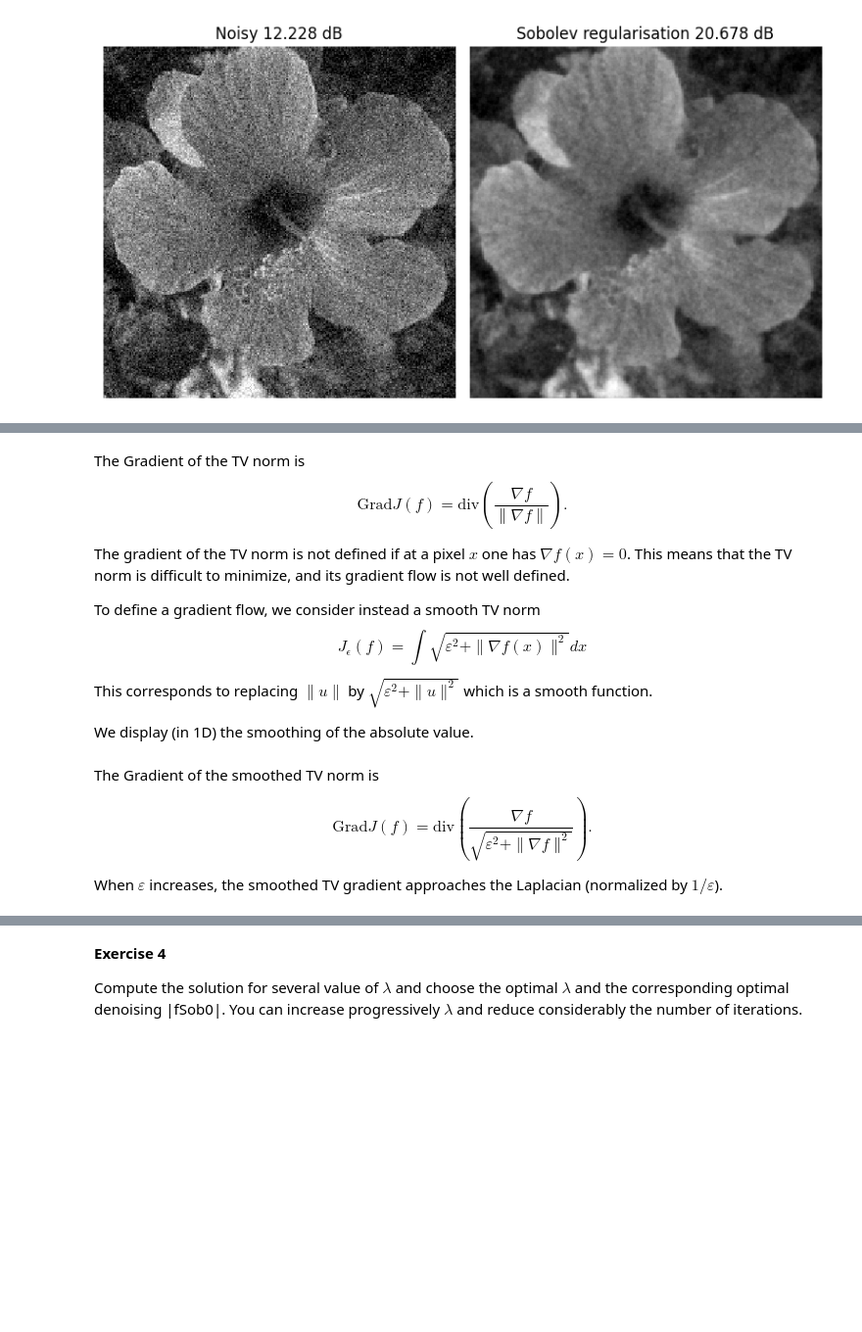
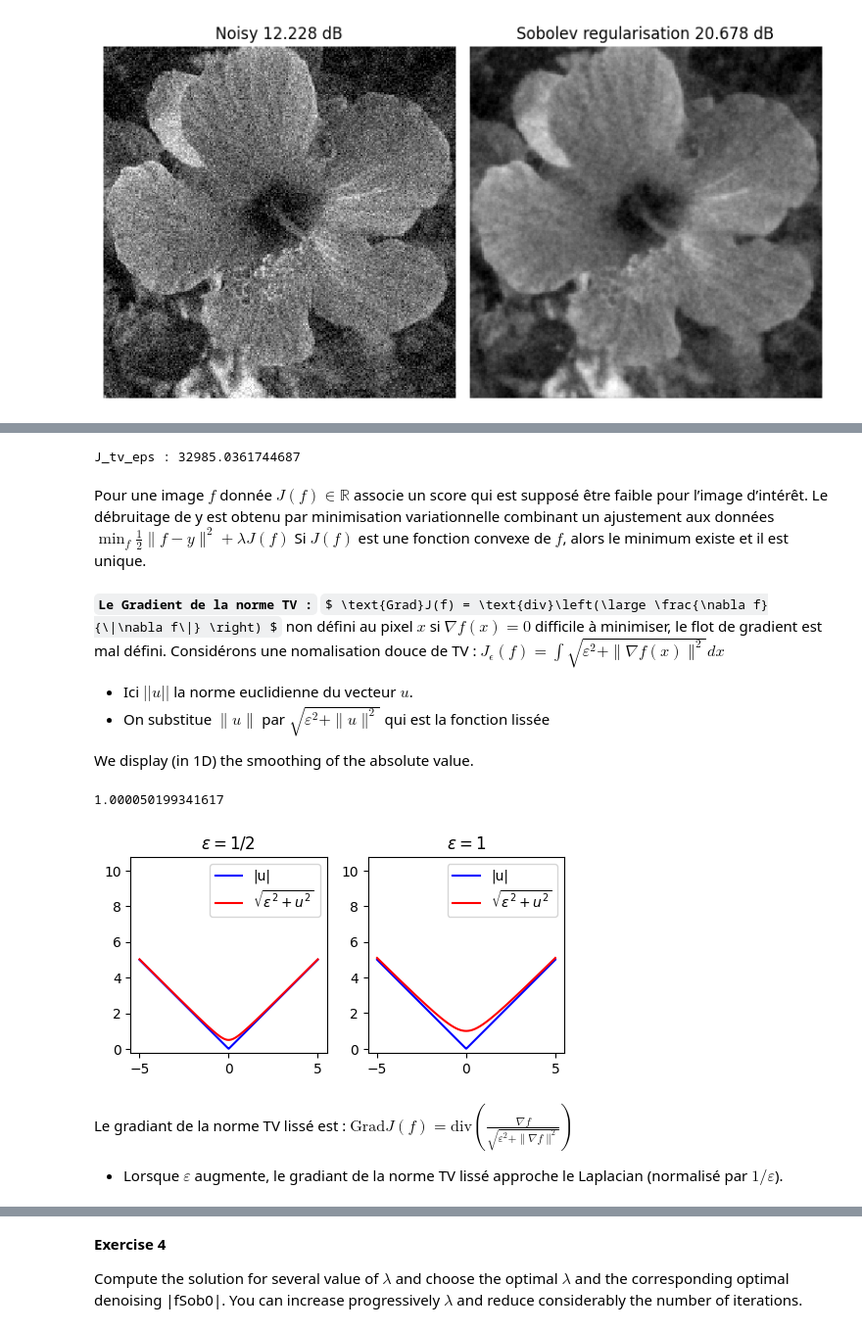
Before and after one commit to Borleo/2_M2_IAFA, a Jupyter notebook: TP_M2IAFA/TP_M2_IMGCMPT/TP23_Imagerie_Computationnelle/1_Simple Denoising Methods/Denoising by Sobolev and Total Variation Regularization/denoisingsimp_4_denoiseregul.ipynb, the cells around one changed output, grey strips where cells are left out. Shown at 98% size. Saved outputs shown, nothing was run; the diff lists cells and outputs as text; code cells hidden in the pictures; some formulas as TeX source; blank space fills up the shorter version.

```diff
--- a/TP_M2IAFA/TP_M2_IMGCMPT/TP23_Imagerie_Computationnelle/1_Simple Denoising Methods/Denoising by Sobolev and Total Variation Regularization/denoisingsimp_4_denoiseregul.ipynb
+++ b/TP_M2IAFA/TP_M2_IMGCMPT/TP23_Imagerie_Computationnelle/1_Simple Denoising Methods/Denoising by Sobolev and Total Variation Regularization/denoisingsimp_4_denoiseregul.ipynb
@@ -192,19 +235,20 @@ Pour une image discrète, on approxime cette intégrale par une somme sur les pi
+# %%
+eps = 0.5   # par exemple
+l_2 = np.sqrt(Gr[:, :, 0]**2 + Gr[:, :, 1]**2)        # ||∇f|
+J_tv_eps = np.sum(np.sqrt(eps**2 + l_2**2))
+print(f"J_tv_eps : {J_tv_eps}")
+# %% [output]
+J_tv_eps : 32985.0361744687
+# %% [markdown]
+Pour une image $f$ donnée $J(f) \in \mathbb{R}$ associe un score qui est supposé être faible pour l’image d’intérêt.
+Le débruitage de y est obtenu par minimisation variationnelle combinant un ajustement aux données $ \min_f \frac{1}{2}\|f - y\|^2 + \lambda J(f) $
+Si $J(f)$ est une fonction convexe de $f$, alors le minimum existe et il est unique.
 # %% [markdown]
-The Gradient of the TV norm is
-$$ \text{Grad}J(f) = \text{div}\left( \frac{\nabla f}{\|\nabla f\|} \right) . $$
-
-
-The gradient of the TV norm is not defined if at a pixel $x$
-one has $\nabla f(x)=0$. This means that the TV norm is difficult to
-minimize, and its gradient flow is not well defined.
-
-
-To define a gradient flow, we consider instead a smooth TV norm
-$$J_\epsilon(f) = \int \sqrt{ \varepsilon^2 + \| \nabla f(x) \|^2 } d x$$
-
-
-This corresponds to replacing $\|u\|$ by $ \sqrt{\varepsilon^2 + \|u\|^2} $
-which is a smooth function.
+__`Le Gradient de la norme TV :`__
+$ \text{Grad}J(f) = \text{div}\left(\large \frac{\nabla f}{\|\nabla f\|} \right) $ non défini au pixel $x$ si $\nabla f(x)=0$ difficile à minimiser, le flot de gradient est mal défini.
+Considérons une nomalisation douce de TV : $J_\epsilon(f) = \int \sqrt{ \varepsilon^2 + \| \nabla f(x) \|^2 } dx $
+  - Ici $||u||$ la norme euclidienne du vecteur $u$.
+  - On substitue $\|u\|$ par $ \sqrt{\varepsilon^2 + \|u\|^2} $ qui est la fonction lissée
 
 
 We display (in 1D) the smoothing of the absolute value.
@@ -222,8 +255,41 @@ title('\epsilon = 1'); axis('square')
+# %%
+import numpy as np
+import matplotlib.pyplot as plt
+
+u = np.linspace(-5, 5, 500)  # vecteur 1D
+
+plt.figure(figsize=(5, 8))
+
+val = np.sqrt(eps**2 + u**2)
+min = np.argmin(val)
+print(val[min])
+
+# epsilon = 0.5
+eps = 0.5
+plt.subplot(1, 2, 1)
+plt.plot(u, np.abs(u), 'b', label='|u|')
+plt.plot(u, np.sqrt(eps**2 + u**2), 'r', label=r'$\sqrt{\varepsilon^2 + u^2}$')
+plt.title(r'$\varepsilon = 1/2$')
+plt.axis('square')
+plt.legend()
+
+# epsilon = 1
+eps = 1.0
+plt.subplot(1, 2, 2)
+plt.plot(u, np.abs(u), 'b', label='|u|')
+plt.plot(u, np.sqrt(eps**2 + u**2), 'r', label=r'$\sqrt{\varepsilon^2 + u^2}$')
+plt.title(r'$\varepsilon = 1$')
+plt.axis('square')
+plt.legend()
+
+plt.tight_layout()
+plt.show()
+# %% [output]
+1.000050199341617
+[figure, added]
 # %% [markdown]
-The Gradient of the smoothed TV norm is
-$$ \text{Grad}J(f) = \text{div}\left( \frac{\nabla f}{\sqrt{\varepsilon^2 + \|\nabla f\|^2}} \right) . $$
+Le gradiant de la norme TV lissé est :  $ \text{Grad}J(f) = \text{div}\left( \frac{\nabla f}{\sqrt{\varepsilon^2 + \|\nabla f\|^2}} \right)$
 
 
-When $\varepsilon$ increases, the smoothed TV gradient approaches the
-Laplacian (normalized by $1/\varepsilon$).
+ - Lorsque $\varepsilon$ augmente, le gradiant de la norme TV lissé approche le Laplacian (normalisé par $1/\varepsilon$).
 # %%
```
Also changed, not shown: parts of 46 cells of this notebook.
